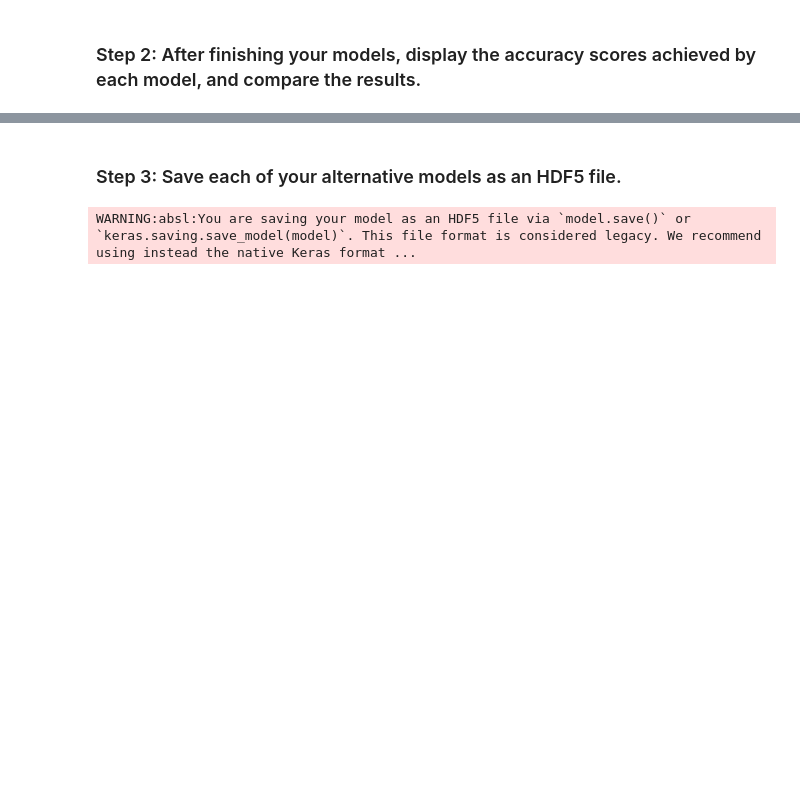
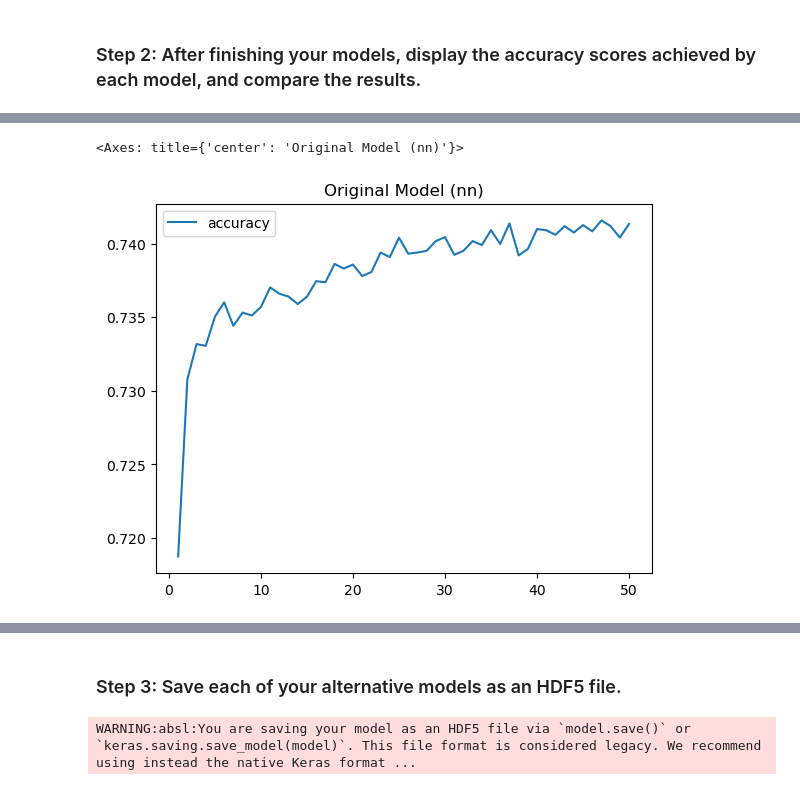
Before and after one commit to kimrodriguezFINTECH/CHALLENGE_13, a Jupyter notebook: venture_funding_with_deep_learning.ipynb, the cells around one changed output, grey strips where cells are left out. Cells and saved outputs as stored; diff of their text form; code cells hidden in the pictures; blank space fills up the shorter version.

```diff
--- a/venture_funding_with_deep_learning.ipynb
+++ b/venture_funding_with_deep_learning.ipynb
@@ -675,3 +676,10 @@ Loss: 0.5620718002319336, Accuracy: 0.7248979806900024
+# %%
+# Visualize the original nn model plot where the y-axis displays the accuracy metric
+# Plot the accuracy
+fit_model_plot.plot(y="accuracy", title='Original Model (nn)')
+# %% [output]
+<Axes: title={'center': 'Original Model (nn)'}>
+[figure, added]
 # %%
 print("Alternative Model 1 Results")
 
```
Also changed, not shown: parts of 18 cells of this notebook, 3 other files.
